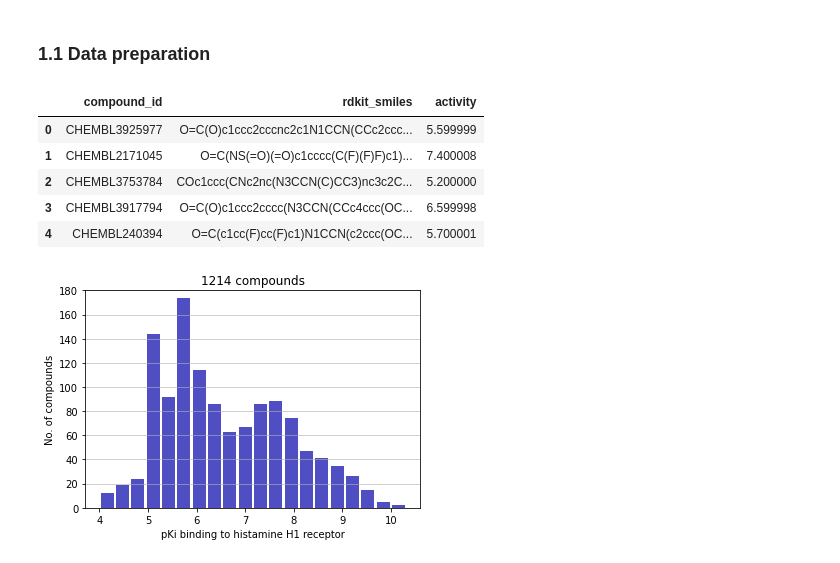
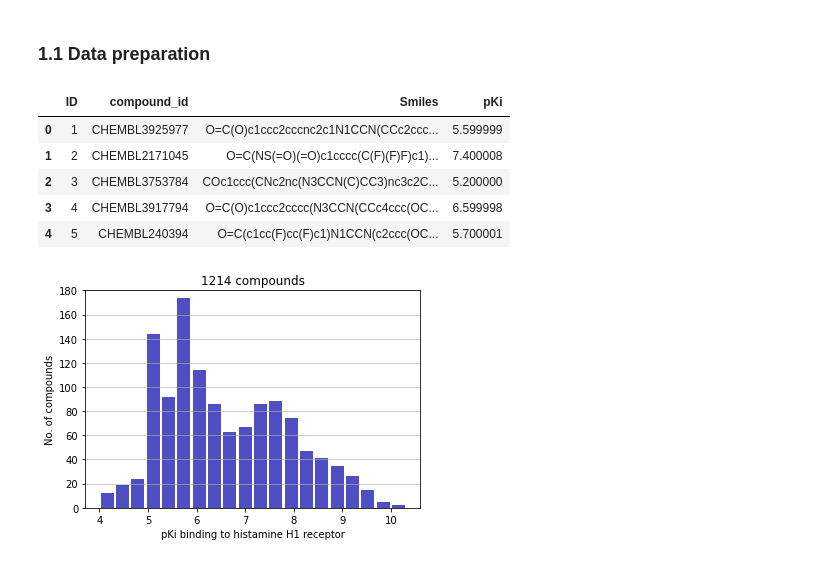
Before and after one commit to LBLQMM/MACAW, a Jupyter notebook: notebooks/N2_Histamine.ipynb, the cells around one changed output. Saved outputs shown, nothing was run; the diff lists cells and outputs as text; code cells hidden in the pictures.

```diff
--- a/notebooks/N2_Histamine.ipynb
+++ b/notebooks/N2_Histamine.ipynb
@@ -30,16 +35,16 @@ from macaw import *
 ### 1.1 Data preparation
 # %%
 df = pd.read_csv("../data/data_H1.csv")
-Y = df.activity # Y are pKi values
-smiles = df.rdkit_smiles
+Y = df.pKi
+smiles = df.Smiles
 df.head()
 # %% [output]
-|  | compound_id | rdkit_smiles | activity |
-| 0 | CHEMBL3925977 | O=C(O)c1ccc2cccnc2c1N1CCN(CCc2ccc... | 5.599999 |
-| 1 | CHEMBL2171045 | O=C(NS(=O)(=O)c1cccc(C(F)(F)F)c1)... | 7.400008 |
-| 2 | CHEMBL3753784 | COc1ccc(CNc2nc(N3CCN(C)CC3)nc3c2C... | 5.200000 |
-| 3 | CHEMBL3917794 | O=C(O)c1ccc2cccc(N3CCN(CCc4ccc(OC... | 6.599998 |
-| 4 | CHEMBL240394 | O=C(c1cc(F)cc(F)c1)N1CCN(c2ccc(OC... | 5.700001 |
+|  | ID | compound_id | Smiles | pKi |
+| 0 | 1 | CHEMBL3925977 | O=C(O)c1ccc2cccnc2c1N1CCN(CCc2ccc... | 5.599999 |
+| 1 | 2 | CHEMBL2171045 | O=C(NS(=O)(=O)c1cccc(C(F)(F)F)c1)... | 7.400008 |
+| 2 | 3 | CHEMBL3753784 | COc1ccc(CNc2nc(N3CCN(C)CC3)nc3c2C... | 5.200000 |
+| 3 | 4 | CHEMBL3917794 | O=C(O)c1ccc2cccc(N3CCN(CCc4ccc(OC... | 6.599998 |
+| 4 | 5 | CHEMBL240394 | O=C(c1cc(F)cc(F)c1)N1CCN(c2ccc(OC... | 5.700001 |
 # %%
 plot_histogram(Y, xlabel="pKi binding to histamine H1 receptor")
 # %% [output]
```
Also changed, not shown: parts of 10 cells of this notebook, 29 other files.
